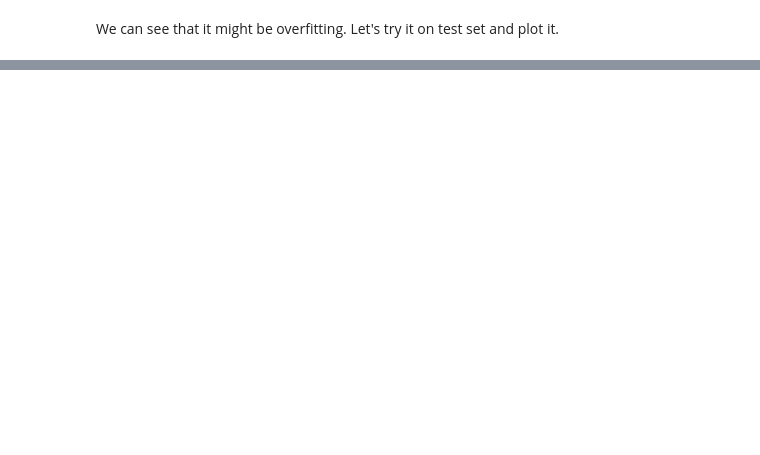
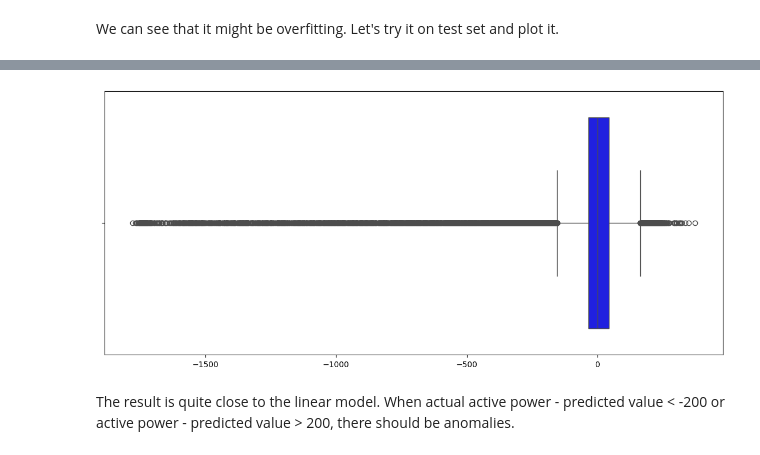
Before and after one commit to thuongtuandang/energy_anomaly_detection, a Jupyter notebook: autoencoders.ipynb, the cells around one changed output, grey strips where cells are left out. Cells and saved outputs as stored; diff of their text form; code cells hidden in the pictures; blank space fills up the shorter version.

```diff
--- a/autoencoders.ipynb
+++ b/autoencoders.ipynb
@@ -182,0 +241,11 @@ As we can see, the model learns too well and it does not help to detect anomalie
+# %%
+plt.figure(figsize=(14,6))
+sns.boxplot(
+    x = residuals,
+    color = 'b'
+)
+plt.show()
+# %% [output]
+[figure, added]
+# %% [markdown]
+The result is quite close to the linear model. When actual active power - predicted value < -200 or active power - predicted value > 200, there should be anomalies.
```
Also changed, not shown: parts of 15 cells of this notebook, 1 other file.
